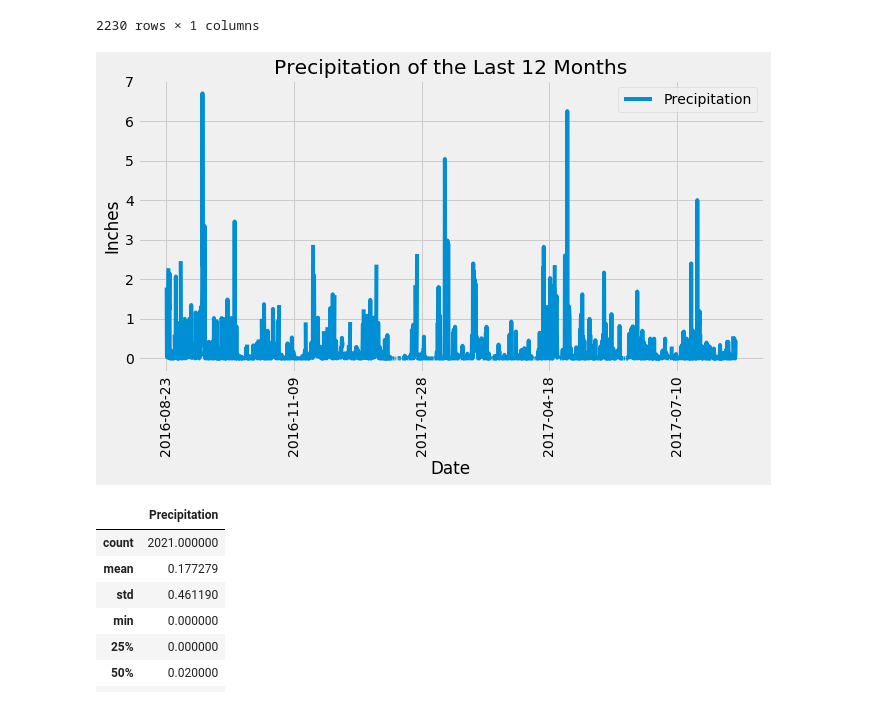
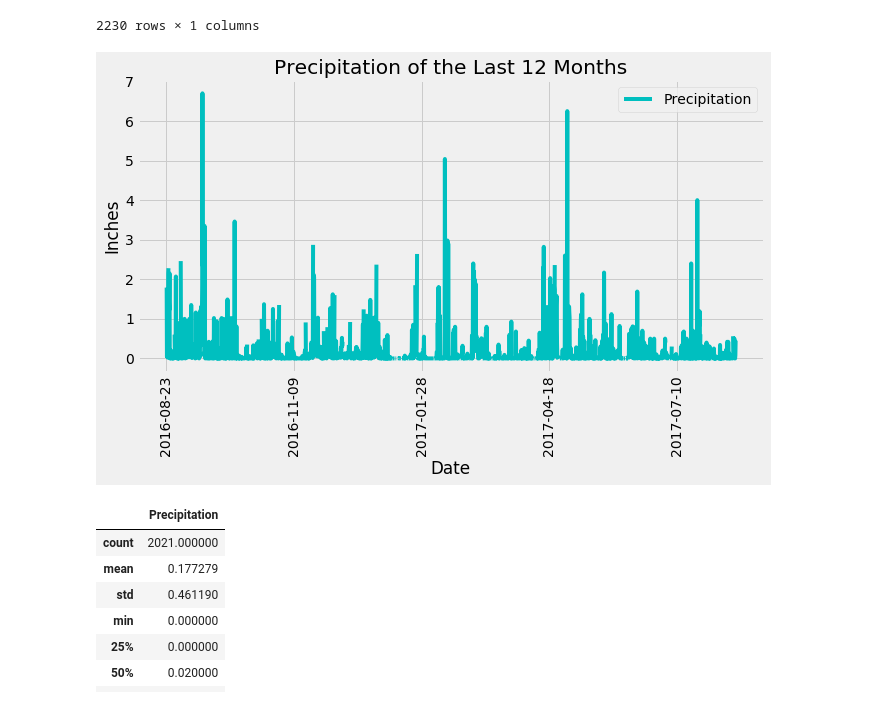
Before and after one commit to keiyaus/sqlalchemy-challenge, a Jupyter notebook: climate_analysis.ipynb, the cells around one changed output. Cells and saved outputs as stored; diff of their text form; code cells hidden in the pictures.

```diff
--- a/climate_analysis.ipynb
+++ b/climate_analysis.ipynb
@@ -114,13 +114,13 @@ prcp_df
 2230 rows × 1 columns
 # %%
 # Use Pandas Plotting with Matplotlib to plot the data
-prcp_df.plot(figsize=(10,5),rot=90)
+prcp_df.plot(figsize=(10,5),rot=90, color='c')
 plt.title('Precipitation of the Last 12 Months')
 plt.ylabel('Inches')
 plt.legend(['Precipitation'])
 plt.savefig("Images/precipitation_12_months.png", bbox_inches = 'tight')
 # %% [output]
-[figure, old version]
+[figure, new version]
 # %%
 # Use Pandas to calcualte the summary statistics for the precipitation data
 prcp_df.describe()
```
Also changed, not shown: parts of 8 cells of this notebook.
